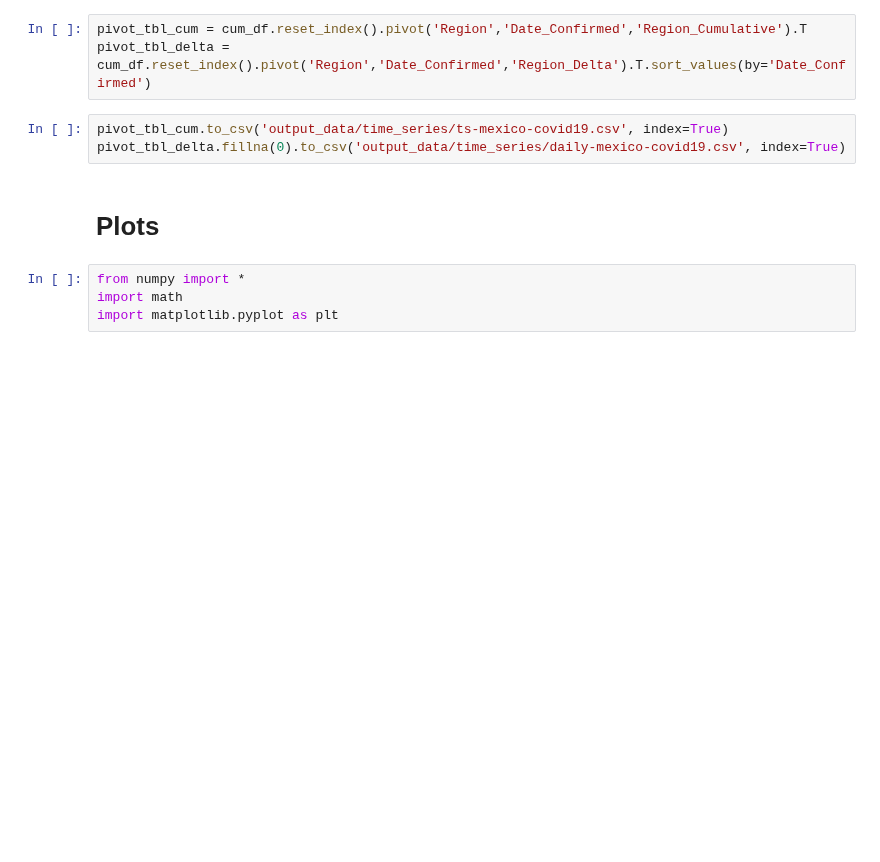
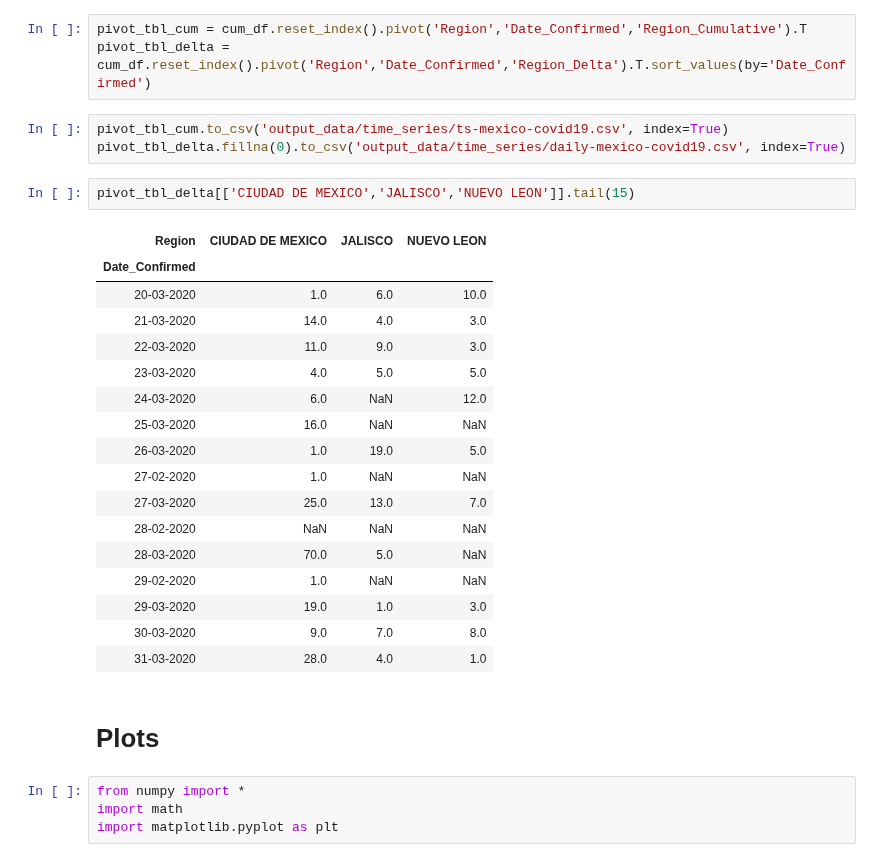
Before and after one commit to marianarf/covid19_mexico_analysis, a Jupyter notebook: 01_mexico_confirmed_cases_by_date.ipynb, the cells around one changed output. Drawn from its saved outputs; the diff is of its cells as text; blank space fills up the shorter version.

```diff
--- a/01_mexico_confirmed_cases_by_date.ipynb
+++ b/01_mexico_confirmed_cases_by_date.ipynb
@@ -33,6 +33,26 @@ pivot_tbl_delta = cum_df.reset_index().pivot('Region','Date_Confirmed','Region_D
 # %%
 pivot_tbl_cum.to_csv('output_data/time_series/ts-mexico-covid19.csv', index=True)
 pivot_tbl_delta.fillna(0).to_csv('output_data/time_series/daily-mexico-covid19.csv', index=True)
+# %%
+pivot_tbl_delta[['CIUDAD DE MEXICO','JALISCO','NUEVO LEON']].tail(15)
+# %% [output]
+| Region | CIUDAD DE MEXICO | JALISCO | NUEVO LEON |
+| Date_Confirmed |  |  |  |
+| 20-03-2020 | 1.0 | 6.0 | 10.0 |
+| 21-03-2020 | 14.0 | 4.0 | 3.0 |
+| 22-03-2020 | 11.0 | 9.0 | 3.0 |
+| 23-03-2020 | 4.0 | 5.0 | 5.0 |
+| 24-03-2020 | 6.0 | NaN | 12.0 |
+| 25-03-2020 | 16.0 | NaN | NaN |
+| 26-03-2020 | 1.0 | 19.0 | 5.0 |
+| 27-02-2020 | 1.0 | NaN | NaN |
+| 27-03-2020 | 25.0 | 13.0 | 7.0 |
+| 28-02-2020 | NaN | NaN | NaN |
+| 28-03-2020 | 70.0 | 5.0 | NaN |
+| 29-02-2020 | 1.0 | NaN | NaN |
+| 29-03-2020 | 19.0 | 1.0 | 3.0 |
+| 30-03-2020 | 9.0 | 7.0 | 8.0 |
+| 31-03-2020 | 28.0 | 4.0 | 1.0 |
 # %% [markdown]
 # Plots
 # %%
```
Also changed, not shown: parts of 4 cells of this notebook, 25 other files.
